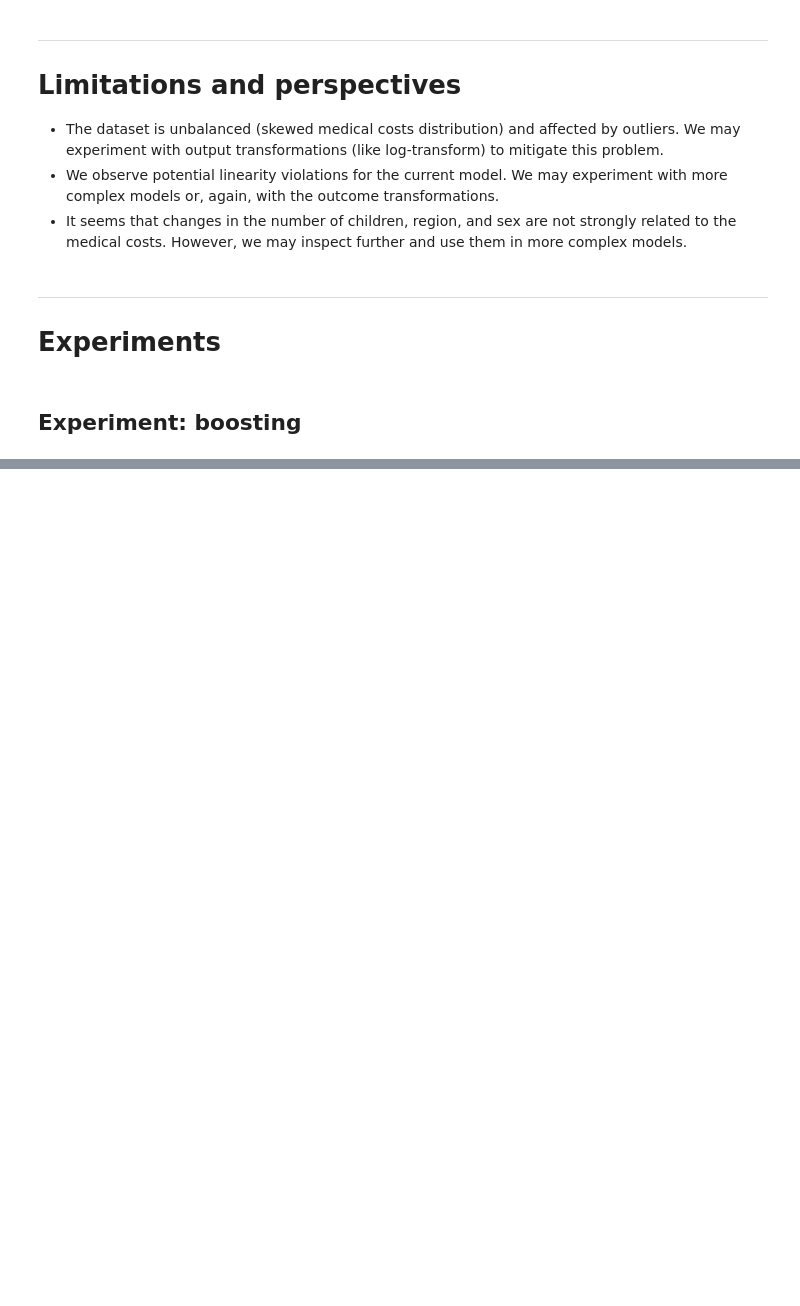
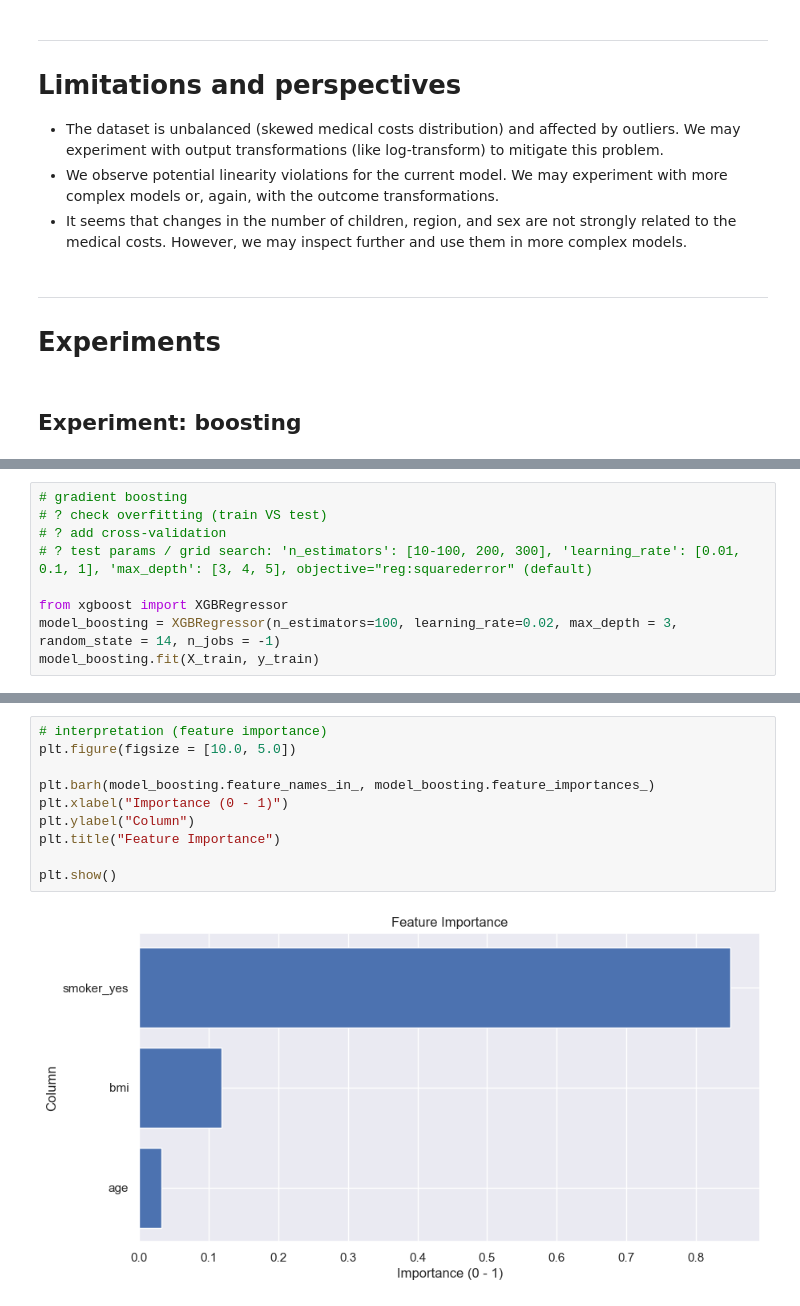
Before and after one commit to bartekmal/med-cost-prediction, a Jupyter notebook: main.ipynb, the cells around one changed output, grey strips where cells are left out. Cells and saved outputs as stored; diff of their text form; blank space fills up the shorter version.

Commit message:
Exp: boosting

```diff
--- a/main.ipynb
+++ b/main.ipynb
@@ -500,0 +499,9 @@ As we identify the key medical costs predictors and their significance, we provi
+# %%
+# gradient boosting
+# ? check overfitting (train VS test)
+# ? add cross-validation
+# ? test params / grid search: 'n_estimators': [10-100, 200, 300], 'learning_rate': [0.01, 0.1, 1], 'max_depth': [3, 4, 5], objective="reg:squarederror" (default)
+
+from xgboost import XGBRegressor
+model_boosting = XGBRegressor(n_estimators=100, learning_rate=0.02, max_depth = 3, random_state = 14, n_jobs = -1)
+model_boosting.fit(X_train, y_train)
@@ -500,0 +535,12 @@ As we identify the key medical costs predictors and their significance, we provi
+# %%
+# interpretation (feature importance)
+plt.figure(figsize = [10.0, 5.0])
+
+plt.barh(model_boosting.feature_names_in_, model_boosting.feature_importances_)
+plt.xlabel("Importance (0 - 1)")
+plt.ylabel("Column")
+plt.title("Feature Importance")
+
+plt.show()
+# %% [output]
+[figure, added]
```
Also changed, not shown: parts of 4 cells of this notebook.
